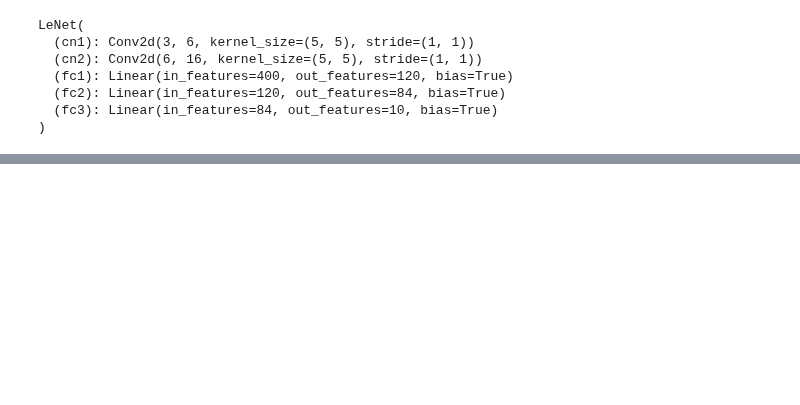
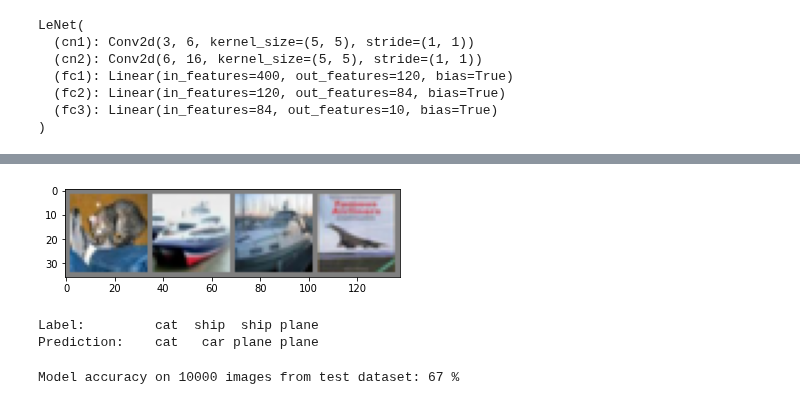
Before and after one commit to yyc9337/Deep-Learning, a Jupyter notebook: Pytorch_DeepLearning 프로젝트/1. 심층 CNN 아키텍처/LeNet.ipynb, the cells around one changed output, grey strips where cells are left out. Drawn from its saved outputs; the diff is of its cells as text; code cells hidden in the pictures; blank space fills up the shorter version.

```diff
--- a/Pytorch_DeepLearning 프로젝트/1. 심층 CNN 아키텍처/LeNet.ipynb
+++ b/Pytorch_DeepLearning 프로젝트/1. 심층 CNN 아키텍처/LeNet.ipynb
@@ -123,0 +178,42 @@ def test(net, testloader):
+# %%
+model_path = './cifar_model.pth'
+torch.save(lenet.state_dict(), model_path)
+# %%
+# load test dataset images
+d_iter = iter(testloader)
+im, ground_truth = d_iter.next()
+
+# print images and ground truth
+imageshow(torchvision.utils.make_grid(im[:4]))
+print('Label:      ', ' '.join('%5s' % classes[ground_truth[j]] for j in range(4)))
+
+# load model
+lenet_cached = LeNet()
+lenet_cached.load_state_dict(torch.load(model_path))
+
+# model inference
+op = lenet_cached(im)
+
+# print predictions
+_, pred = torch.max(op, 1)
+
+print('Prediction: ', ' '.join('%5s' % classes[pred[j]] for j in range(4)))
+# %% [output]
+[figure, added]
+Label:         cat  ship  ship plane
+Prediction:    cat   car plane plane
+# %%
+success = 0
+counter = 0
+with torch.no_grad():
+    for data in testloader:
+        im, ground_truth = data
+        op = lenet_cached(im)
+        _, pred = torch.max(op.data, 1)
+        counter += ground_truth.size(0)
+        success += (pred == ground_truth).sum().item()
+
+print('Model accuracy on 10000 images from test dataset: %d %%' % (
+    100 * success / counter))
+# %% [output]
+Model accuracy on 10000 images from test dataset: 67 %
```
Also changed, not shown: parts of 4 cells of this notebook.
